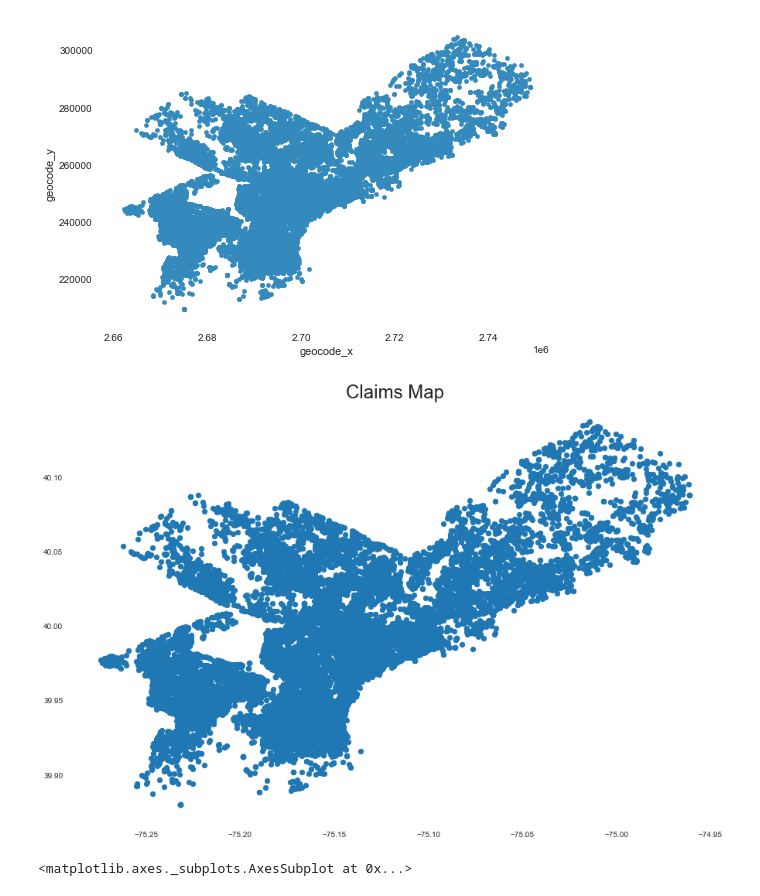
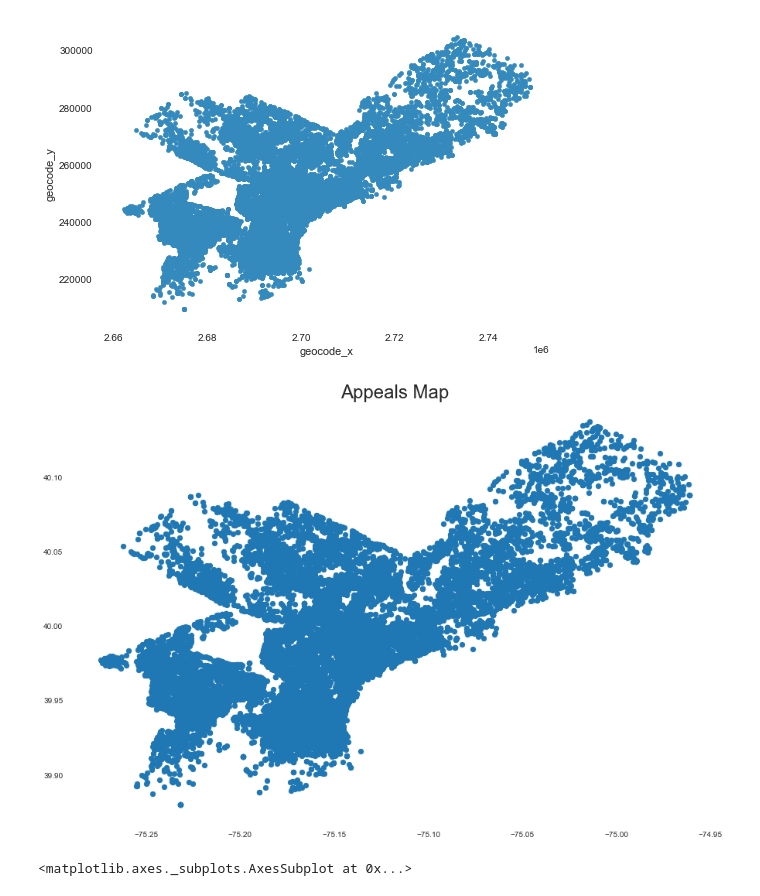
Before and after one commit to adreyzin/Philly_L_and_I_Appeals, a Jupyter notebook: City of Philadelphia Licenses and Inspections Appeals.ipynb, the cells around one changed output. Cells and saved outputs as stored; diff of their text form; code cells hidden in the pictures.

Commit message:
update image

```diff
--- a/City of Philadelphia Licenses and Inspections Appeals.ipynb
+++ b/City of Philadelphia Licenses and Inspections Appeals.ipynb
@@ -430,12 +430,12 @@ except:
     print('directory already exists')
 # %%
 plt.figure(figsize=(15,10))
-plt.title('Claims Map', size=24)
+plt.title('Appeals Map', size=24)
 plt.rc('font', size=24)
 plt.scatter(df['lng'], df['lat'])
 plt.savefig('images/appeal_map.png',bbox_inches='tight')
 # %% [output]
-[figure, old version]
+[figure, new version]
 # %%
 #Distance from CC
 df['fromCC'].hist()
```
